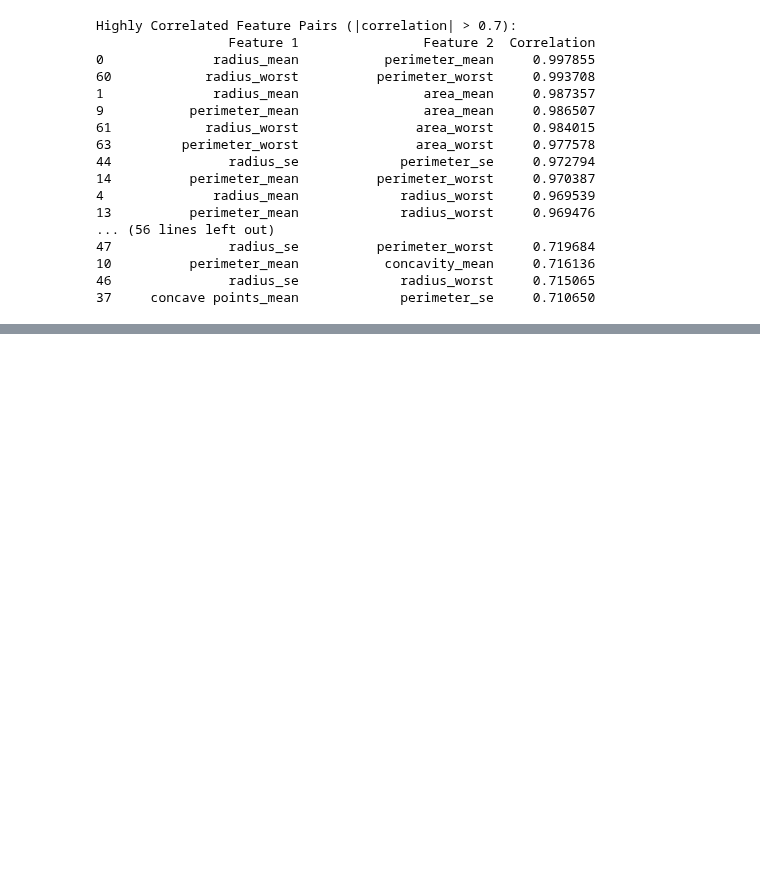
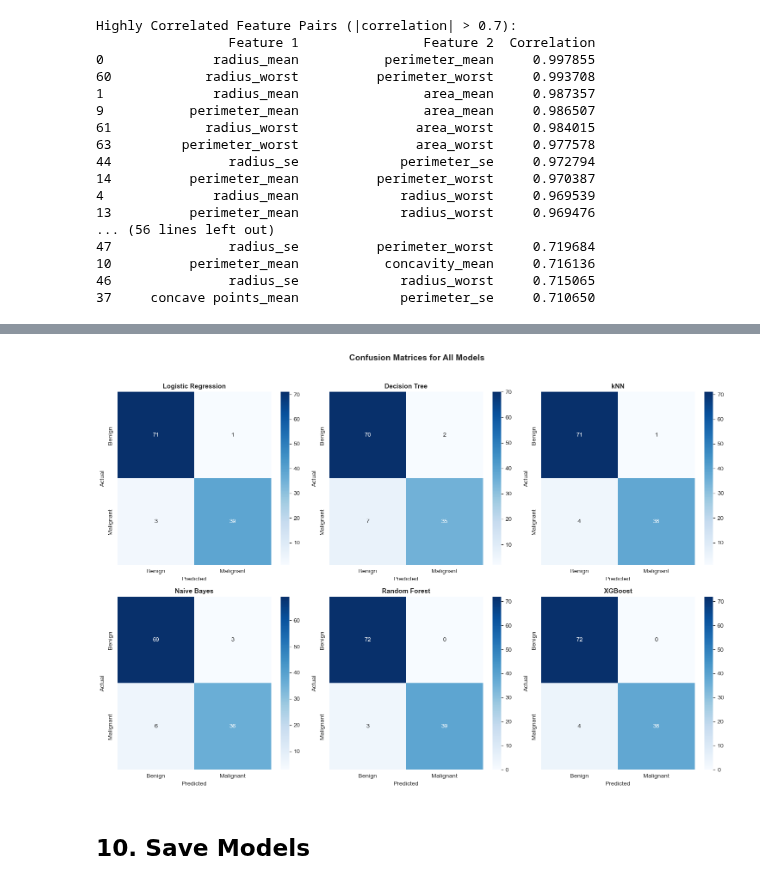
Before and after one commit to mramprasad007/bits-aiml-ml-assignment-2, a Jupyter notebook: notebook.ipynb, the cells around one changed output, grey strips where cells are left out. Cells and saved outputs as stored; diff of their text form; code cells hidden in the pictures; blank space fills up the shorter version.

```diff
--- a/notebook.ipynb
+++ b/notebook.ipynb
@@ -393,0 +859,24 @@ Highly Correlated Feature Pairs (|correlation| > 0.7):
+# %%
+# Model 5: Random Forest (Ensemble)
+print('=' * 60)
+print('MODEL 5: RANDOM FOREST (ENSEMBLE)')
+print('=' * 60)
+
+rf_model = RandomForestClassifier(n_estimators=100, random_state=42, max_depth=10)
+rf_metrics, rf_pred, rf_trained = evaluate_model(
+    rf_model, X_train_scaled, X_test_scaled, y_train, y_test, 'Random Forest'
+)
+
+results.append(rf_metrics)
+models_dict['Random Forest'] = rf_trained
+predictions_dict['Random Forest'] = rf_pred
+
+print(f"\nRandom Forest Results:")
+for metric, value in rf_metrics.items():
+    if metric != 'Model':
+        print(f"  {metric}: {value:.4f}")
+
+print(f"\nConfusion Matrix:")
+print(confusion_matrix(y_test, rf_pred))
+print(f"\nClassification Report:")
+print(classification_report(y_test, rf_pred, target_names=['Benign', 'Malignant']))
@@ -393,0 +978,21 @@ Highly Correlated Feature Pairs (|correlation| > 0.7):
+# %%
+# Plot confusion matrices for all models
+fig, axes = plt.subplots(2, 3, figsize=(15, 10))
+model_names = list(predictions_dict.keys())
+
+for idx, (ax, model_name) in enumerate(zip(axes.flatten(), model_names)):
+    cm = confusion_matrix(y_test, predictions_dict[model_name])
+    sns.heatmap(cm, annot=True, fmt='d', cmap='Blues', ax=ax,
+                xticklabels=['Benign', 'Malignant'],
+                yticklabels=['Benign', 'Malignant'])
+    ax.set_title(f'{model_name}', fontsize=11, fontweight='bold')
+    ax.set_ylabel('Actual')
+    ax.set_xlabel('Predicted')
+
+plt.suptitle('Confusion Matrices for All Models', fontsize=14, fontweight='bold', y=1.02)
+plt.tight_layout()
+plt.show()
+# %% [output]
+[figure, added]
+# %% [markdown]
+## 10. Save Models
```
Also changed, not shown: parts of 27 cells of this notebook, 10 other files.
